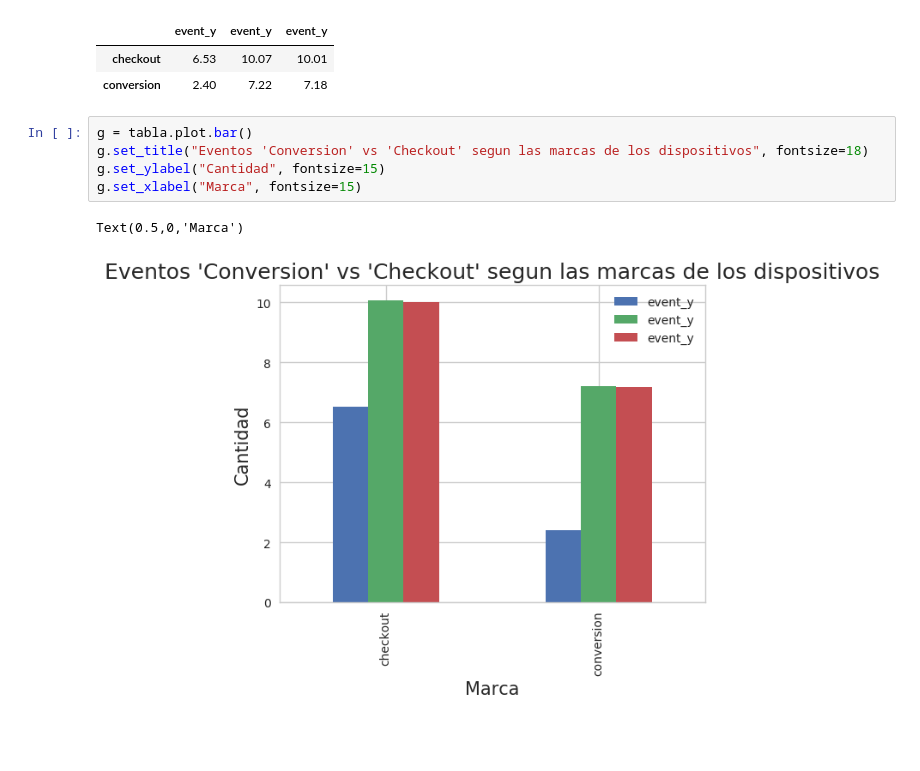
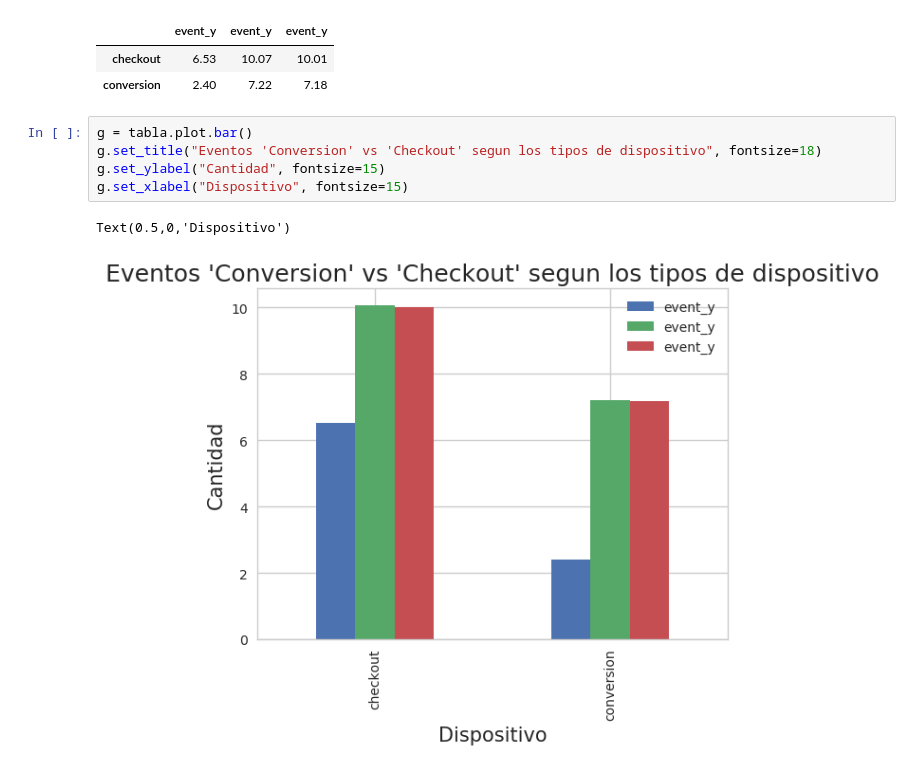
Before and after one commit to EugeniaFranchi/TP-Datos, a Jupyter notebook: TpDatos.ipynb, the cells around one changed output. Cells and saved outputs as stored; diff of their text form; blank space fills up the shorter version.

```diff
--- a/TpDatos.ipynb
+++ b/TpDatos.ipynb
@@ -949,9 +949,9 @@ tabla
 | conversion | 2.40 | 7.22 | 7.18 |
 # %%
 g = tabla.plot.bar()
-g.set_title("Eventos 'Conversion' vs 'Checkout' segun las marcas de los dispositivos", fontsize=18)
+g.set_title("Eventos 'Conversion' vs 'Checkout' segun los tipos de dispositivo", fontsize=18)
 g.set_ylabel("Cantidad", fontsize=15)
-g.set_xlabel("Marca", fontsize=15)
+g.set_xlabel("Dispositivo", fontsize=15)
 # %% [output]
-Text(0.5,0,'Marca')
+Text(0.5,0,'Dispositivo')
-[figure, old version]
+[figure, new version]
```
